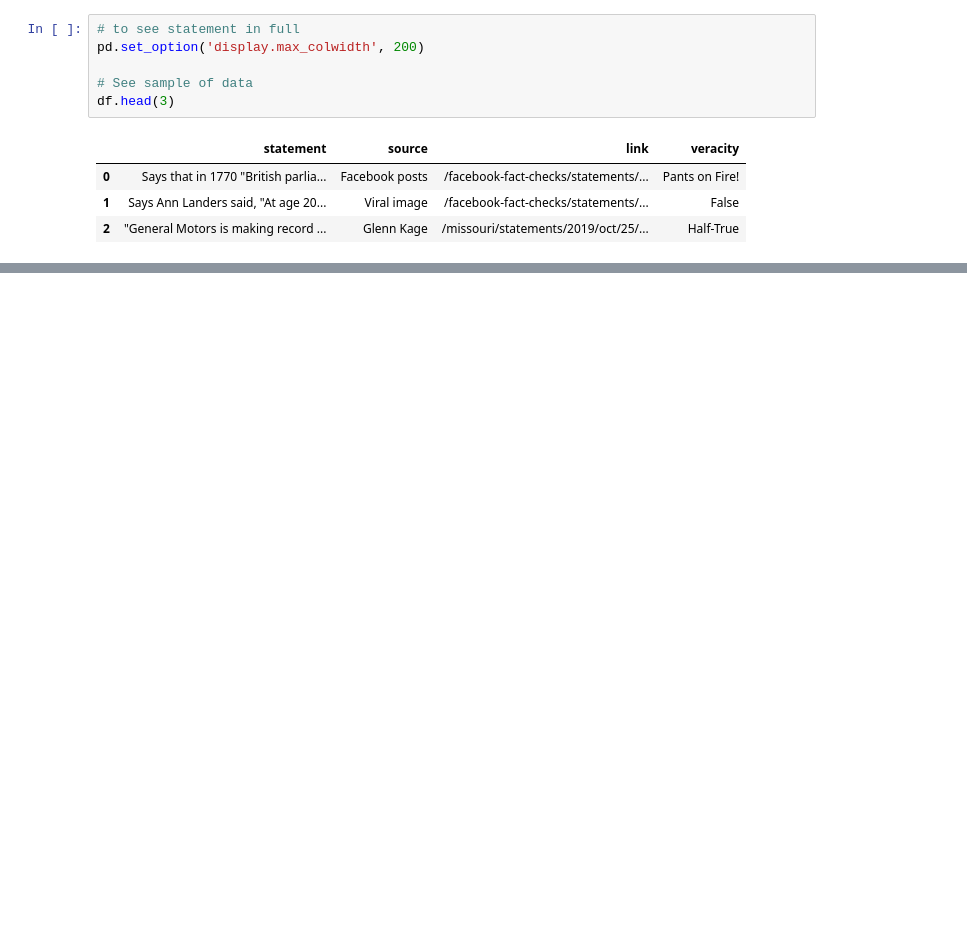
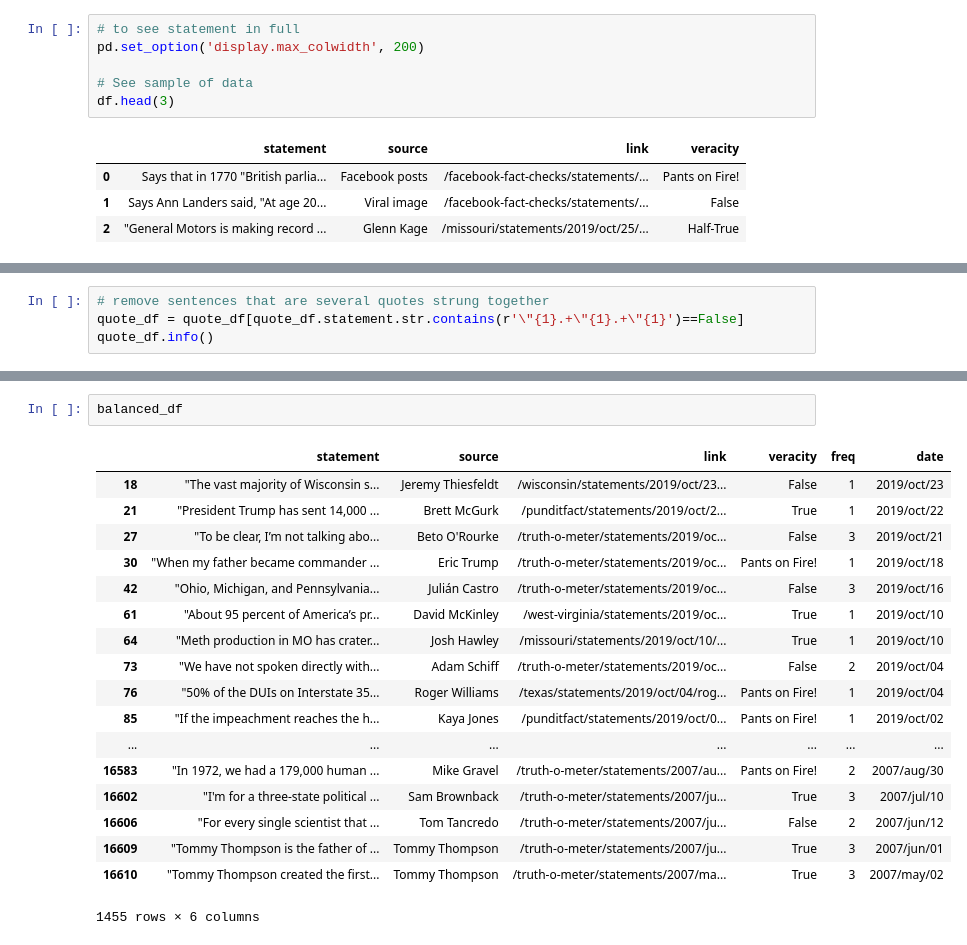
Before and after one commit to Victor-Palacios/Deception_Detection_Capstone, a Jupyter notebook: Deception_Data_Wrangling.ipynb, the cells around one changed output, grey strips where cells are left out. Drawn from its saved outputs; the diff is of its cells as text; blank space fills up the shorter version.

```diff
--- a/Deception_Data_Wrangling.ipynb
+++ b/Deception_Data_Wrangling.ipynb
@@ -117,0 +228,4 @@ df3.head(5)
+# %%
+# remove sentences that are several quotes strung together
+quote_df = quote_df[quote_df.statement.str.contains(r'\"{1}.+\"{1}.+\"{1}')==False]
+quote_df.info()
@@ -117,0 +386,21 @@ df3.head(5)
+# %%
+balanced_df
+# %% [output]
+|  | statement | source | link | veracity | freq | date |
+| 18 | "The vast majority of Wisconsin s... | Jeremy Thiesfeldt | /wisconsin/statements/2019/oct/23... | False | 1 | 2019/oct/23 |
+| 21 | "President Trump has sent 14,000 ... | Brett McGurk | /punditfact/statements/2019/oct/2... | True | 1 | 2019/oct/22 |
+| 27 | "To be clear, I’m not talking abo... | Beto O'Rourke | /truth-o-meter/statements/2019/oc... | False | 3 | 2019/oct/21 |
+| 30 | "When my father became commander ... | Eric Trump | /truth-o-meter/statements/2019/oc... | Pants on Fire! | 1 | 2019/oct/18 |
+| 42 | "Ohio, Michigan, and Pennsylvania... | Julián Castro | /truth-o-meter/statements/2019/oc... | False | 3 | 2019/oct/16 |
+| 61 | "About 95 percent of America’s pr... | David McKinley | /west-virginia/statements/2019/oc... | True | 1 | 2019/oct/10 |
+| 64 | "Meth production in MO has crater... | Josh Hawley | /missouri/statements/2019/oct/10/... | True | 1 | 2019/oct/10 |
+| 73 | "We have not spoken directly with... | Adam Schiff | /truth-o-meter/statements/2019/oc... | False | 2 | 2019/oct/04 |
+| 76 | "50% of the DUIs on Interstate 35... | Roger Williams | /texas/statements/2019/oct/04/rog... | Pants on Fire! | 1 | 2019/oct/04 |
+| 85 | "If the impeachment reaches the h... | Kaya Jones | /punditfact/statements/2019/oct/0... | Pants on Fire! | 1 | 2019/oct/02 |
+| ... | ... | ... | ... | ... | ... | ... |
+| 16583 | "In 1972, we had a 179,000 human ... | Mike Gravel | /truth-o-meter/statements/2007/au... | Pants on Fire! | 2 | 2007/aug/30 |
+| 16602 | "I'm for a three-state political ... | Sam Brownback | /truth-o-meter/statements/2007/ju... | True | 3 | 2007/jul/10 |
+| 16606 | "For every single scientist that ... | Tom Tancredo | /truth-o-meter/statements/2007/ju... | False | 2 | 2007/jun/12 |
+| 16609 | "Tommy Thompson is the father of ... | Tommy Thompson | /truth-o-meter/statements/2007/ju... | True | 3 | 2007/jun/01 |
+| 16610 | "Tommy Thompson created the first... | Tommy Thompson | /truth-o-meter/statements/2007/ma... | True | 3 | 2007/may/02 |
+1455 rows × 6 columns
```
Also changed, not shown: parts of 71 cells of this notebook.
